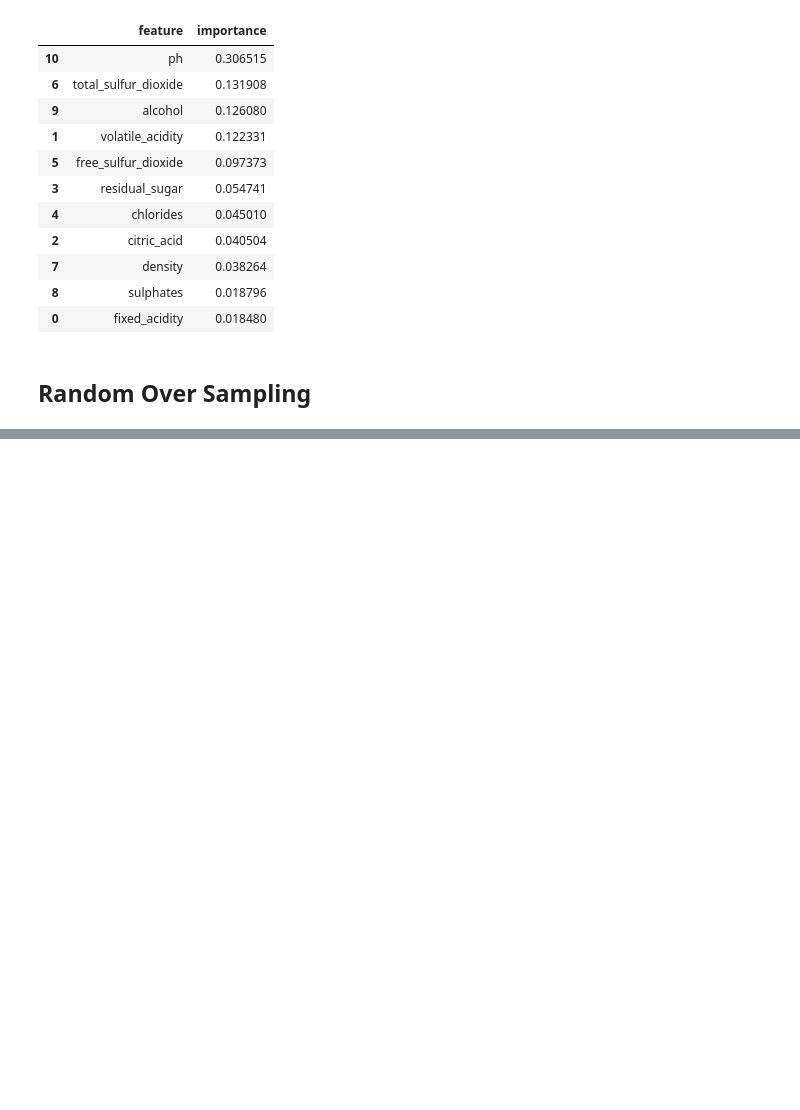
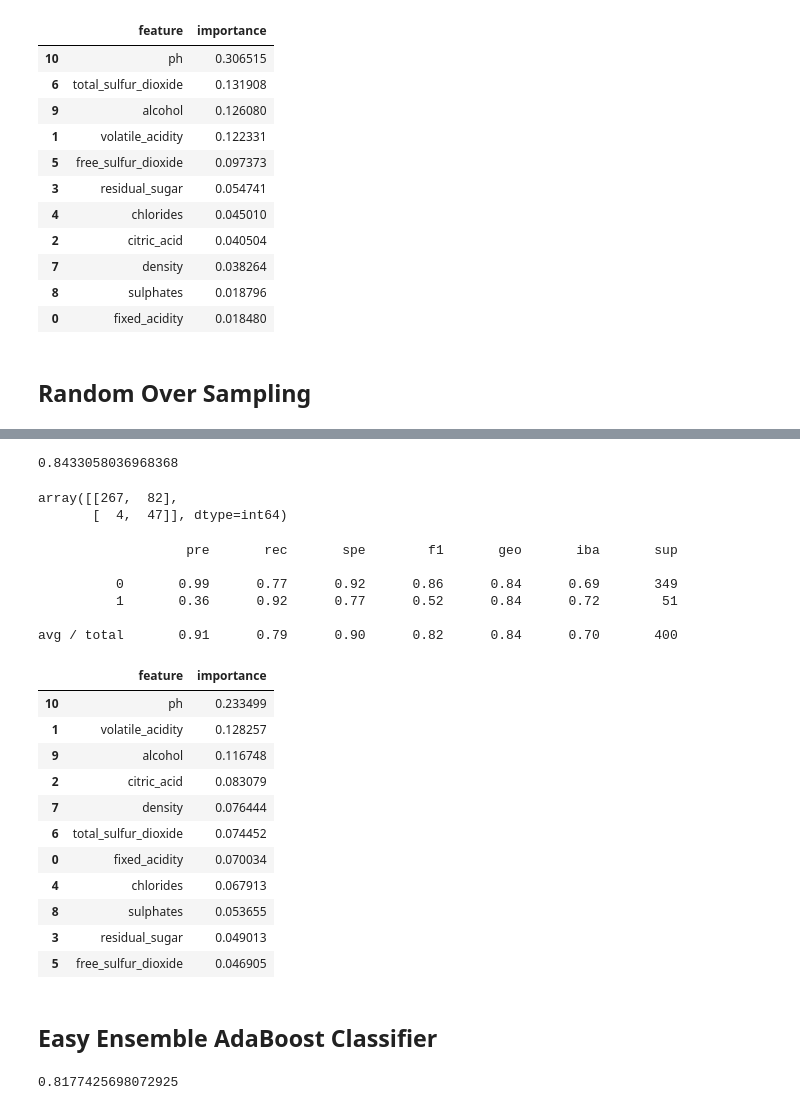
Before and after one commit to Qian8988/Final-Project-Team-7, a Jupyter notebook: all_models_red.ipynb, the cells around one changed output, grey strips where cells are left out. Saved outputs shown, nothing was run; the diff lists cells and outputs as text; code cells hidden in the pictures; blank space fills up the shorter version.

Commit message:
All models, plus correlation

```diff
--- a/all_models_red.ipynb
+++ b/all_models_red.ipynb
@@ -353,0 +506,4 @@ import_df
+# %%
+brf_model = BalancedRandomForestClassifier(n_estimators=100, random_state=7)
+# %%
+model9 = brf_model.fit(X_train, y_train)
@@ -353,0 +512,39 @@ import_df
+# %%
+balanced_accuracy_score(y_test, y_pred)
+# %% [output]
+0.8433058036968368
+# %%
+confusion_matrix(y_test, y_pred)
+# %% [output]
+array([[267,  82],
+       [  4,  47]], dtype=int64)
+# %%
+print(classification_report_imbalanced(y_test, y_pred))
+# %% [output]
+                   pre       rec       spe        f1       geo       iba       sup
+
+          0       0.99      0.77      0.92      0.86      0.84      0.69       349
+          1       0.36      0.92      0.77      0.52      0.84      0.72        51
+
+avg / total       0.91      0.79      0.90      0.82      0.84      0.70       400
+# %%
+importance = model9.feature_importances_
+columns = X.columns
+import_df = pd.DataFrame({'feature':columns, 'importance':importance})
+import_df = import_df.sort_values(["importance"], ascending=False)
+import_df
+# %% [output]
+|  | feature | importance |
+| 10 | ph | 0.233499 |
+| 1 | volatile_acidity | 0.128257 |
+| 9 | alcohol | 0.116748 |
+| 2 | citric_acid | 0.083079 |
+| 7 | density | 0.076444 |
+| 6 | total_sulfur_dioxide | 0.074452 |
+| 0 | fixed_acidity | 0.070034 |
+| 4 | chlorides | 0.067913 |
+| 8 | sulphates | 0.053655 |
+| 3 | residual_sugar | 0.049013 |
+| 5 | free_sulfur_dioxide | 0.046905 |
+# %% [markdown]
+## Easy Ensemble AdaBoost Classifier
@@ -353,0 +557,4 @@ import_df
+# %%
+balanced_accuracy_score(y_test, y_pred)
+# %% [output]
+0.8177425698072925
```
Also changed, not shown: parts of 37 cells of this notebook, 1 other file.
